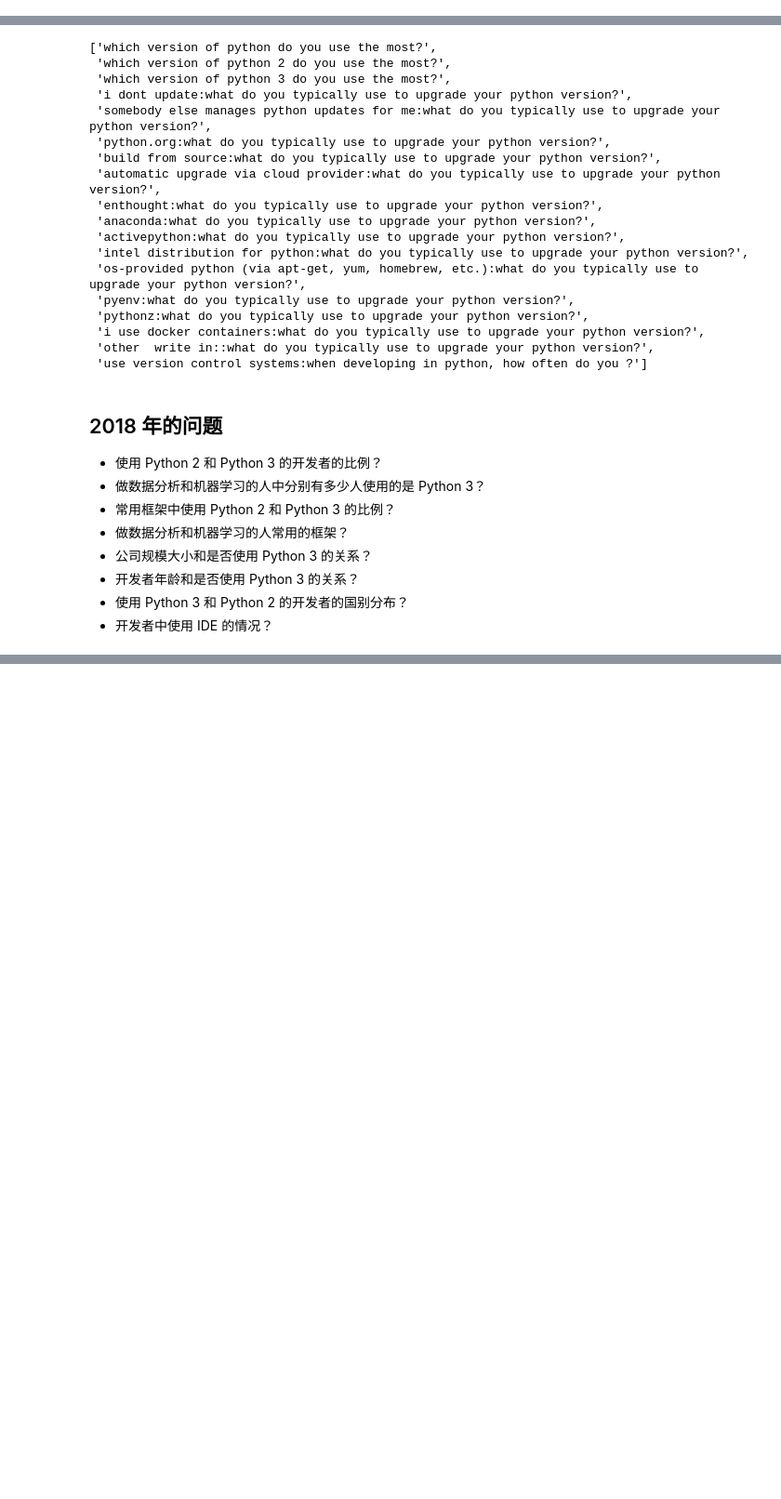
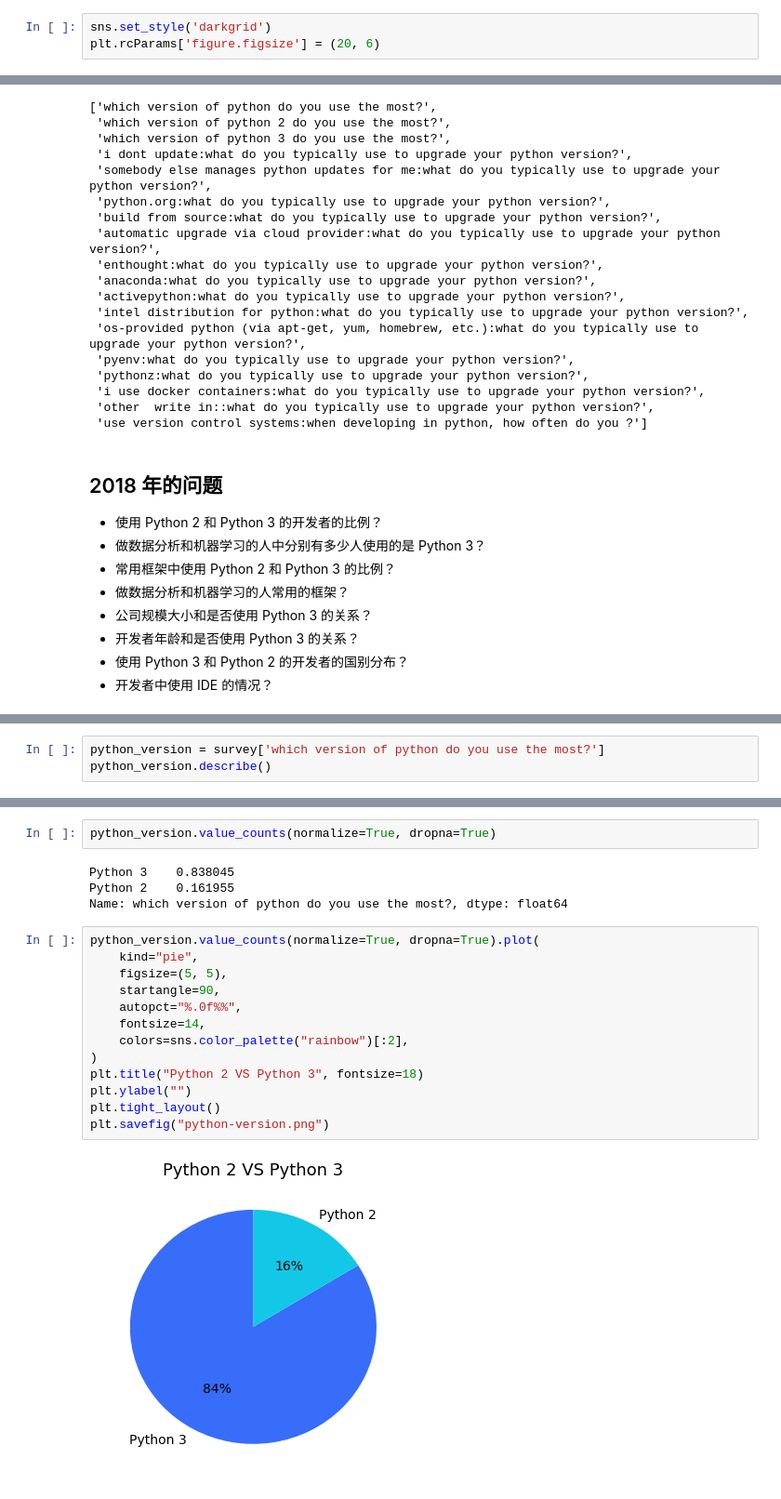
Before and after one commit to secsilm/analyzing-python-survey-2018, a Jupyter notebook: analyzing-python-survey-2018.ipynb, the cells around one changed output, grey strips where cells are left out. Shown: that part at 93% size. Drawn from its saved outputs; the diff is of its cells as text; blank space fills up the shorter version.

```diff
--- a/analyzing-python-survey-2018.ipynb
+++ b/analyzing-python-survey-2018.ipynb
@@ -4,6 +4,9 @@ import numpy as np
 import seaborn as sns
 import matplotlib.pyplot as plt
 %matplotlib inline
+# %%
+sns.set_style('darkgrid')
+plt.rcParams['figure.figsize'] = (20, 6)
 # %%
 survey = pd.read_csv('python_psf_external_18.csv')
 survey = survey.drop('Unnamed: 0', axis=1)
@@ -76,0 +82,3 @@ find_cols(df=survey, kws=['python', 'version'])
+# %%
+python_version = survey['which version of python do you use the most?']
+python_version.describe()
@@ -76,0 +98,21 @@ find_cols(df=survey, kws=['python', 'version'])
+# %%
+python_version.value_counts(normalize=True, dropna=True)
+# %% [output]
+Python 3    0.838045
+Python 2    0.161955
+Name: which version of python do you use the most?, dtype: float64
+# %%
+python_version.value_counts(normalize=True, dropna=True).plot(
+    kind="pie",
+    figsize=(5, 5),
+    startangle=90,
+    autopct="%.0f%%",
+    fontsize=14,
+    colors=sns.color_palette("rainbow")[:2],
+)
+plt.title("Python 2 VS Python 3", fontsize=18)
+plt.ylabel("")
+plt.tight_layout()
+plt.savefig("python-version.png")
+# %% [output]
+[figure, added]
```
Also changed, not shown: parts of 26 cells of this notebook, 3 other files.
